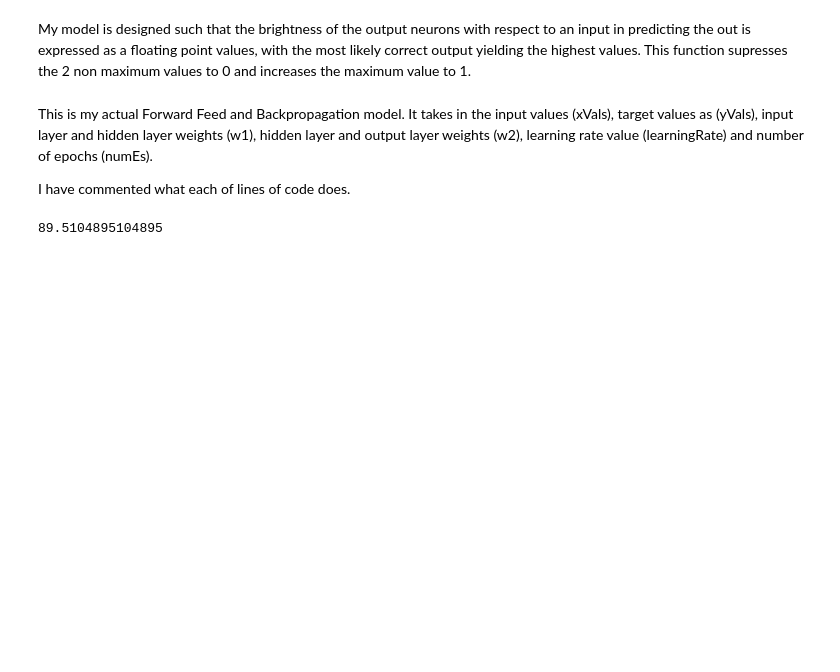
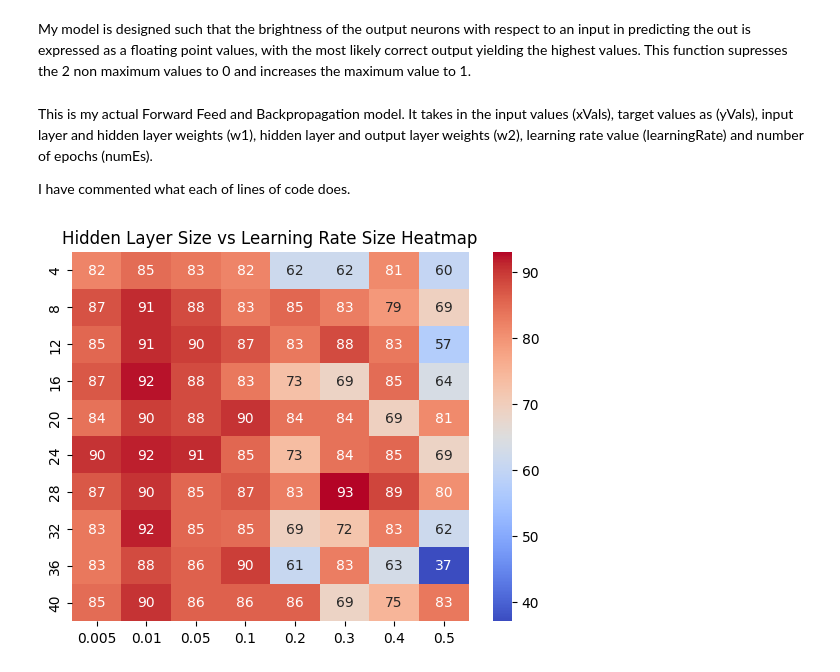
Before and after one commit to tarbazi/COS-711-Assignment-2, a Jupyter notebook: src/Almonds_Classifier.ipynb, the cells around one changed output. Cells and saved outputs as stored; diff of their text form; code cells hidden in the pictures; blank space fills up the shorter version.

Commit message:
Add heatmaps for my 3 grid searches

```diff
--- a/src/Almonds_Classifier.ipynb
+++ b/src/Almonds_Classifier.ipynb
@@ -118,15 +87,15 @@ testDependentVariable[testDependentVariable == "REGULAR"] = np.float64(2)
 # %% [markdown]
 Here I standard my data to have a mean of 0 and variance of 1.
 # %%
-def normalizeData(predictorVariables):
+def normalizeAndCleanData(predictorVariables):
 
     pV_normalized = (predictorVariables - predictorVariables.mean(axis = 0))/(predictorVariables.std(axis = 0))
     pV_normalized[np.isnan(pV_normalized)] = np.float64(0)
 
     return pV_normalized
 
-pV_normalized = normalizeData(predictorVariables)
-testPV_normalized = normalizeData(testPredictorVariables)
+pV_normalized = normalizeAndCleanData(predictorVariables)
+testPV_normalized = normalizeAndCleanData(testPredictorVariables)
 # %% [markdown]
 Sigmoid function to compute the sigmoid activation value of inputs incoming into a layer.
 # %%
@@ -253,33 +217,40 @@ def trainAndEvaluate(hiddenLayerSize, learningRate, numEpochs):
 # %%
 def runGridSearch1():
 
     hiddenLayerSizes = [4, 8, 12, 16, 20, 24, 28, 32, 36, 40]
     learningRateSizes = [0.005, 0.01, 0.05, 0.1, 0.2, 0.3, 0.4, 0.5]
 
     results = []
 
     maxV = 0
     maxHLayer = 0
     maxLRSize = 0
 
     for hiddenLayerSize in hiddenLayerSizes:
         tempResults = []
         for learningRateSize in learningRateSizes:
             val = trainAndEvaluate(hiddenLayerSize, learningRateSize, 1000)
             maxV = max(maxV, val)
 
             if (maxV == val):
                 maxHLayer = hiddenLayerSize
                 maxLRSize = learningRateSize
 
             tempResults.append(val)
         results.append(tempResults)
 
     return (np.array(results), maxHLayer, maxLRSize, maxV)
 
-print(trainAndEvaluate(20, 0.01, 1000))
+hlSizeVSlrSizeData = runGridSearch1()[0]
+
+xLabels = ["0.005", "0.01", "0.05", "0.1", "0.2", "0.3", "0.4", "0.5"]
+yLabels = ["4", "8", "12", "16", "20", "24", "28", "32", "36", "40"]
+
+sns.heatmap(hlSizeVSlrSizeData, annot = True, cmap = "coolwarm", xticklabels = xLabels, yticklabels = yLabels)
+plt.title("Hidden Layer Size vs Learning Rate Size Heatmap")
+plt.show()
 # %% [output]
-89.5104895104895
+[figure, added]
 # %%
 def runGridSearch2():
 
```
Also changed, not shown: parts of 8 cells of this notebook.
